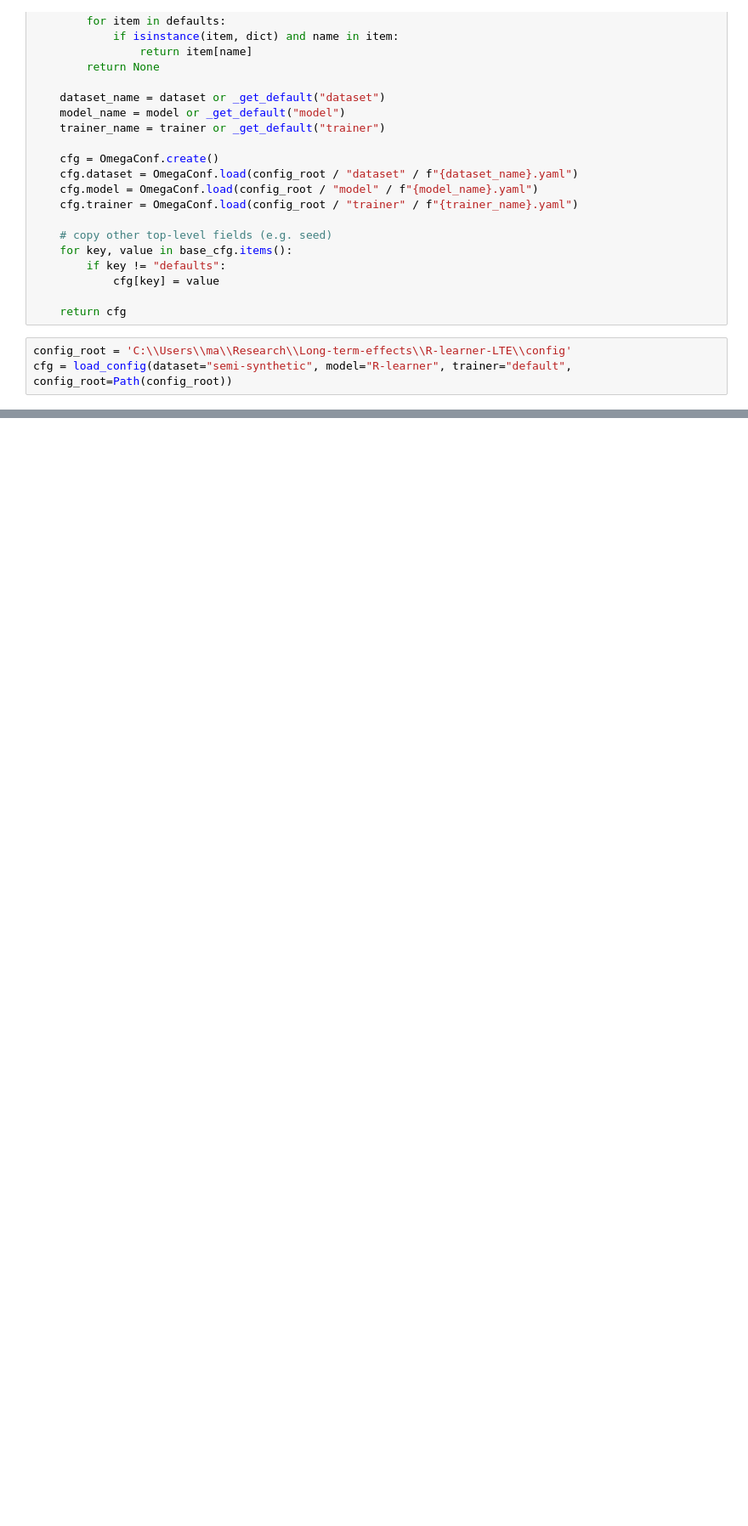
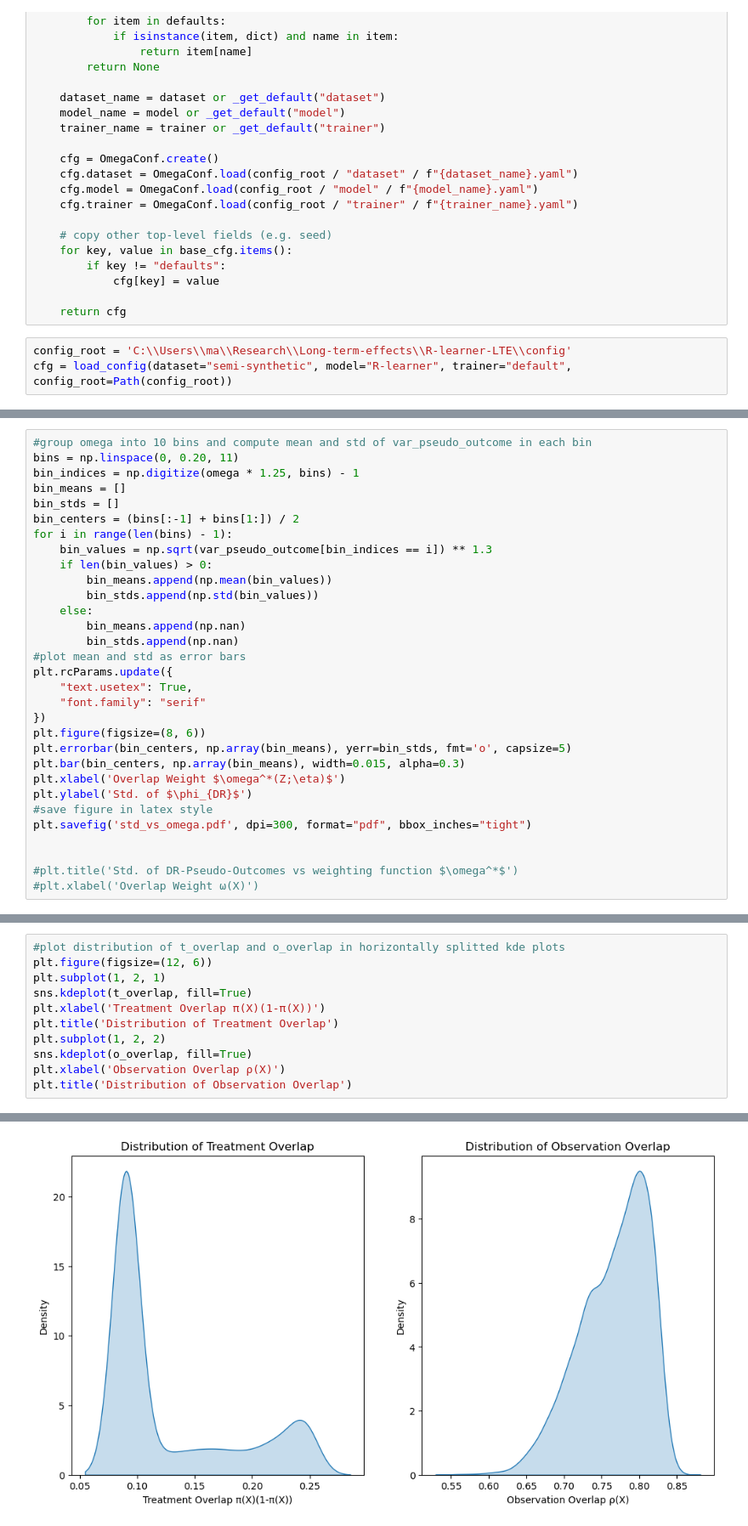
Before and after one commit to mHaoruikk/Orthogonal-learners-for-Long-term-effects, a Jupyter notebook: notebooks/test_ist.ipynb, the cells around one changed output, grey strips where cells are left out. Shown at 85% size. Saved outputs shown, nothing was run; the diff lists cells and outputs as text; blank space fills up the shorter version.

```diff
--- a/notebooks/test_ist.ipynb
+++ b/notebooks/test_ist.ipynb
@@ -98,0 +95,31 @@ TypeError: 'TwoSampleDataSplit' object is not subscriptable
+# %%
+#group omega into 10 bins and compute mean and std of var_pseudo_outcome in each bin
+bins = np.linspace(0, 0.20, 11)
+bin_indices = np.digitize(omega * 1.25, bins) - 1
+bin_means = []
+bin_stds = []
+bin_centers = (bins[:-1] + bins[1:]) / 2
+for i in range(len(bins) - 1):
+    bin_values = np.sqrt(var_pseudo_outcome[bin_indices == i]) ** 1.3
+    if len(bin_values) > 0:
+        bin_means.append(np.mean(bin_values))
+        bin_stds.append(np.std(bin_values))
+    else:
+        bin_means.append(np.nan)
+        bin_stds.append(np.nan)
+#plot mean and std as error bars
+plt.rcParams.update({
+    "text.usetex": True,
+    "font.family": "serif"
+})
+plt.figure(figsize=(8, 6))
+plt.errorbar(bin_centers, np.array(bin_means), yerr=bin_stds, fmt='o', capsize=5)
+plt.bar(bin_centers, np.array(bin_means), width=0.015, alpha=0.3)
+plt.xlabel('Overlap Weight $\omega^*(Z;\eta)$')
+plt.ylabel('Std. of $\phi_{DR}$')
+#save figure in latex style
+plt.savefig('std_vs_omega.pdf', dpi=300, format="pdf", bbox_inches="tight")
+
+
+#plt.title('Std. of DR-Pseudo-Outcomes vs weighting function $\omega^*$')
+#plt.xlabel('Overlap Weight ω(X)')
@@ -98,0 +132,12 @@ TypeError: 'TwoSampleDataSplit' object is not subscriptable
+# %%
+#plot distribution of t_overlap and o_overlap in horizontally splitted kde plots
+plt.figure(figsize=(12, 6))
+plt.subplot(1, 2, 1)
+sns.kdeplot(t_overlap, fill=True)
+plt.xlabel('Treatment Overlap π(X)(1-π(X))')
+plt.title('Distribution of Treatment Overlap')
+plt.subplot(1, 2, 2)
+sns.kdeplot(o_overlap, fill=True)
+plt.xlabel('Observation Overlap ρ(X)')
+plt.title('Distribution of Observation Overlap')
+# %% [output]
@@ -98,0 +145 @@ TypeError: 'TwoSampleDataSplit' object is not subscriptable
+[figure, added]
```
Also changed, not shown: parts of 4 cells of this notebook, 9 other files.
